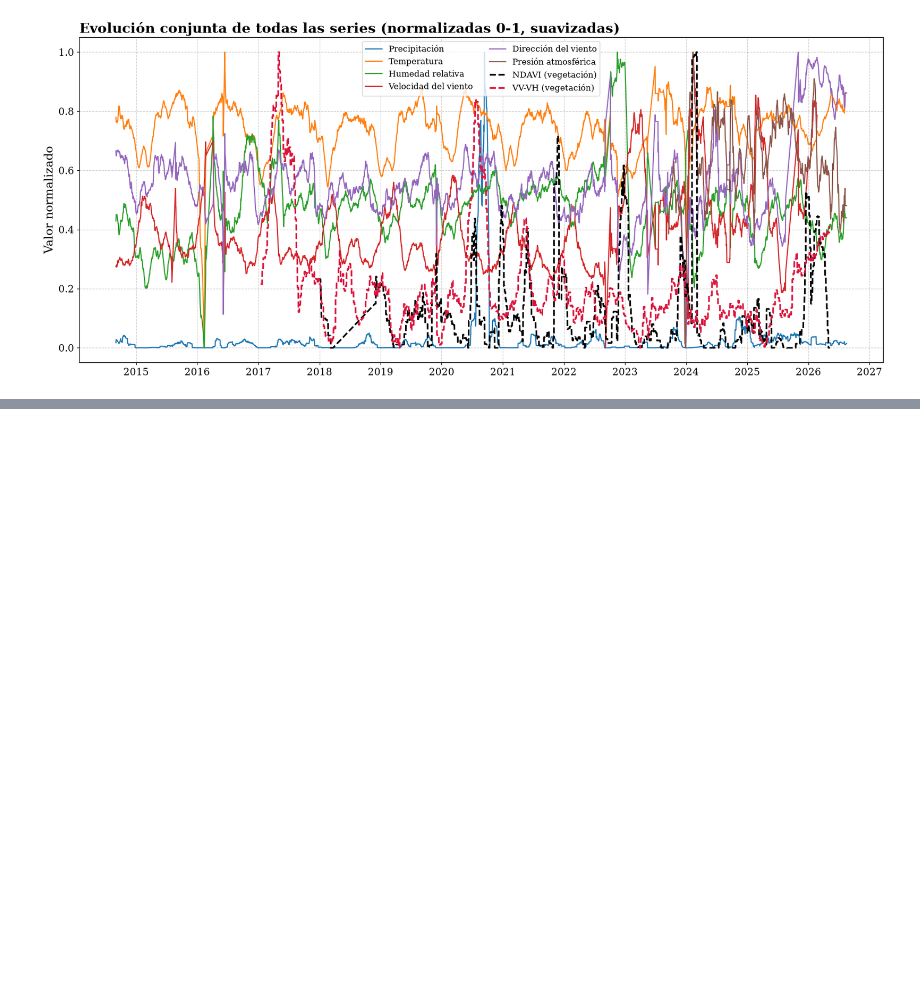
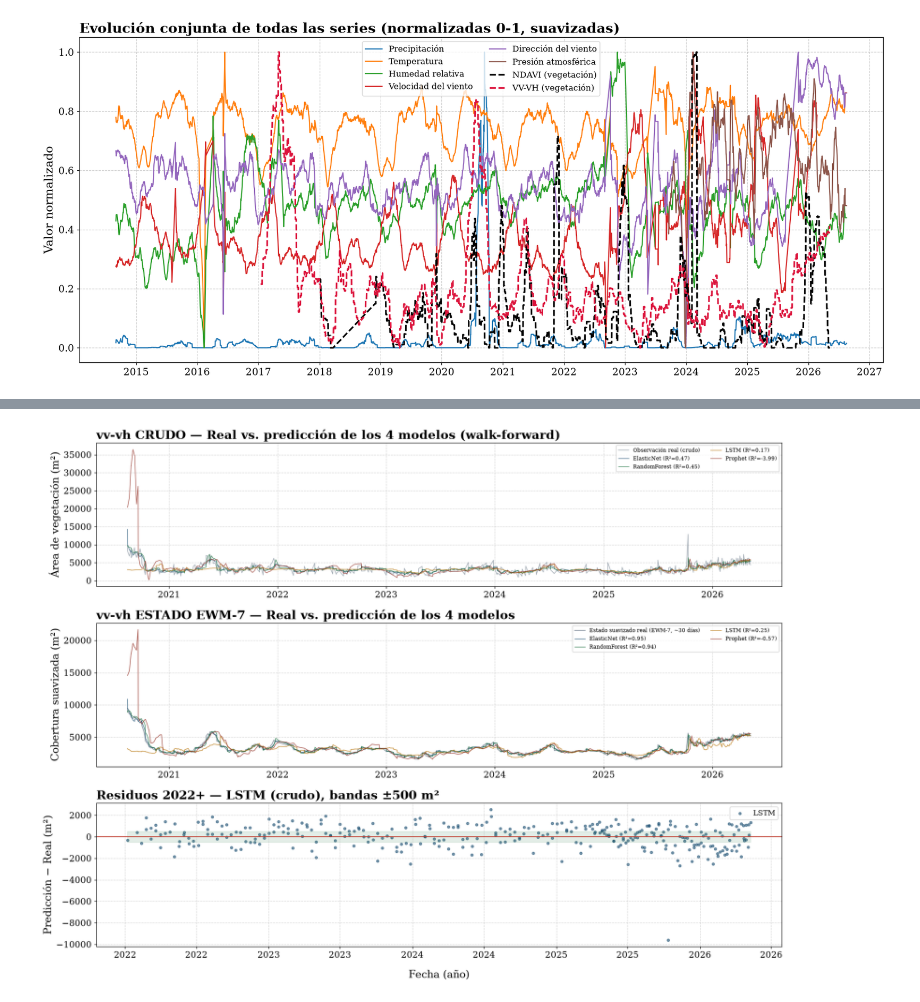
Before and after one commit to pxtroniwnl/barcelona-de-indias-time-serie, a Jupyter notebook: notebook/vegetacion/02_analisis_buchon.ipynb, the cells around one changed output, grey strips where cells are left out. Drawn from its saved outputs; the diff is of its cells as text; code cells hidden in the pictures; blank space fills up the shorter version.

Commit message:
ml: refactor con elasticnet, random forest, lstm y prophet

```diff
--- a/notebook/vegetacion/02_analisis_buchon.ipynb
+++ b/notebook/vegetacion/02_analisis_buchon.ipynb
@@ -497,13 +343,0 @@ predicción de la observación cruda. Por eso se distinguen dos objetos de predi
-# %%
-s_target = indices.set_index('fecha')[TARGET].sort_index().dropna()
-diff_abs = s_target.diff().dropna().abs()
-print('Paso medio entre observaciones: %.1f días' % (s_target.index.to_series().diff().dt.days.abs().mean()))
-print('|Δ| consecutivas   P50 / P75 / P90: %.0f / %.0f / %.0f m²' % tuple(diff_abs.quantile([.5, .75, .9])))
-print('Desviación estándar del target (2022+): %.0f m²' % s_target.loc['2022-01-01':].std())
-
-for sp in (0, 5, 7):
-    etiqueta = 'crudo' if sp == 0 else f'EWM-{sp} obs (~{sp * 4.5:.0f} días)'
-    t = s_target if sp == 0 else s_target.ewm(span=sp, min_periods=1, adjust=False).mean()
-    # persistencia (último valor) como referencia del autocorr. de la serie
-    r2_pe = 1 - ((t - t.shift(1)).dropna() ** 2).sum() / ((t.dropna() - t.dropna().mean()) ** 2).sum()
-    print(f'  {etiqueta:22s}: persistencia R²≈{r2_pe:.2f} | std={t.std():.0f} m²')
@@ -923,0 +1081,52 @@ Con los datos disponibles (meteorología diaria IDEAM 2017→2026 sin presión a
+# %%
+fig, axes = plt.subplots(3, 1, figsize=(16, 12))
+
+# Panel 1: target crudo, los 4 modelos
+ax = axes[0]
+ax.plot(preds['ElasticNet_crudo']['fecha'], preds['ElasticNet_crudo']['real'], lw=1.0, alpha=0.55,
+        color='#5D6D7E', label='Observación real (crudo)')
+for modelo, color in [('ElasticNet', '#1B4F72'), ('RandomForest', '#196F3D'),
+                      ('LSTM', '#B9770E'), ('Prophet', '#943126')]:
+    o = preds[f'{modelo}_crudo']
+    ax.plot(o['fecha'], o['pred'], lw=0.9, alpha=0.8, color=color,
+            label=f"{modelo} (R²={metricas(o['real'], o['pred'])['R2']:.2f})")
+ax.set_title('vv-vh CRUDO — Real vs. predicción de los 4 modelos (walk-forward)', loc='left', fontweight='bold')
+ax.set_ylabel('Área de vegetación (m²)')
+ax.grid(True, linestyle='--', alpha=0.5)
+ax.legend(loc='best', fontsize=8, ncol=2)
+ax.xaxis.set_major_formatter(mdates.DateFormatter('%Y'))
+
+# Panel 2: estado EWM-7, los 4 modelos
+ax = axes[1]
+ax.plot(preds['ElasticNet_estado']['fecha'], preds['ElasticNet_estado']['real'], lw=1.2, alpha=0.7,
+        color='#5D6D7E', label='Estado suavizado real (EWM-7, ~30 días)')
+for modelo, color in [('ElasticNet', '#1B4F72'), ('RandomForest', '#196F3D'),
+                      ('LSTM', '#B9770E'), ('Prophet', '#943126')]:
+    o = preds[f'{modelo}_estado']
+    ax.plot(o['fecha'], o['pred'], lw=0.9, alpha=0.85, color=color,
+            label=f"{modelo} (R²={metricas(o['real'], o['pred'])['R2']:.2f})")
+ax.set_title('vv-vh ESTADO EWM-7 — Real vs. predicción de los 4 modelos', loc='left', fontweight='bold')
+ax.set_ylabel('Cobertura suavizada (m²)')
+ax.grid(True, linestyle='--', alpha=0.5)
+ax.legend(loc='best', fontsize=8, ncol=2)
+ax.xaxis.set_major_formatter(mdates.DateFormatter('%Y'))
+
+# Panel 3: residuos 2022+ del mejor de los 4 modelos en el crudo
+o = preds[f'{mejor_crudo}_crudo']
+o22 = o[o['fecha'] >= '2022-01-01']
+resid = o22['pred'] - o22['real']
+ax = axes[2]
+ax.scatter(o22['fecha'], resid, s=14, alpha=0.6, color='#1B4F72', label=f'{mejor_crudo}')
+ax.axhline(0, color='#C0392B', lw=1.2)
+ax.fill_between(o22['fecha'], -500, 500, alpha=0.12, color='#196F3D')
+ax.set_title(f'Residuos 2022+ — {mejor_crudo} (crudo), bandas ±500 m²', loc='left', fontweight='bold')
+ax.set_ylabel('Predicción − Real (m²)')
+ax.grid(True, linestyle='--', alpha=0.5)
+ax.xaxis.set_major_formatter(mdates.DateFormatter('%Y'))
+ax.legend(loc='best')
+
+axes[-1].set_xlabel('Fecha (año)', labelpad=15)
+plt.tight_layout()
+plt.show()
+# %% [output]
+[figure, added]
```
Also changed, not shown: parts of 38 cells of this notebook, 3 other files.
